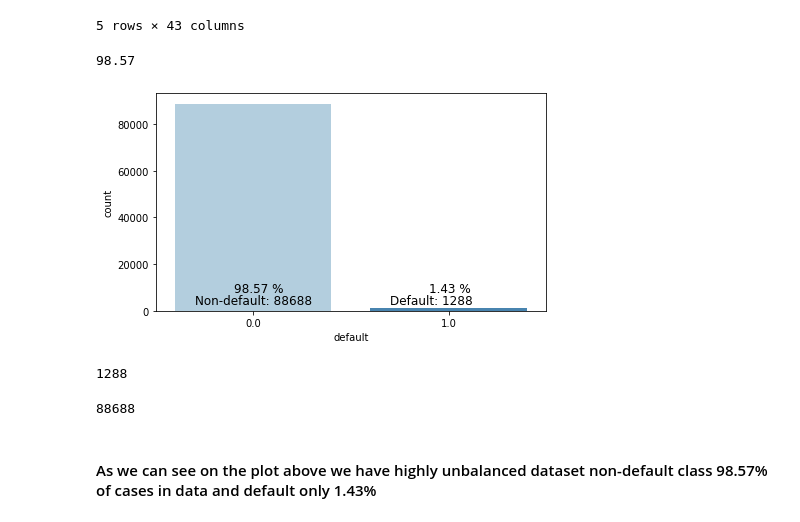
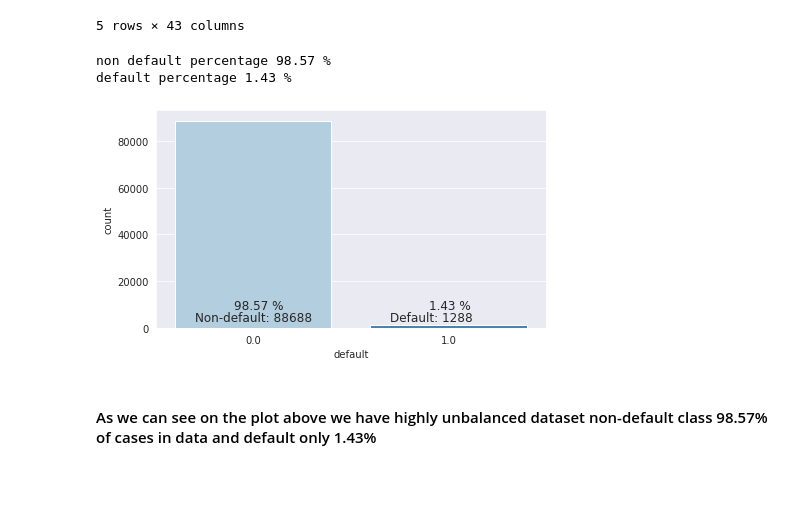
Before and after one commit to AnitsaYovanovska/ml_project, a Jupyter notebook: modelling/klarna_study_case2.ipynb, the cells around one changed output. Saved outputs shown, nothing was run; the diff lists cells and outputs as text; code cells hidden in the pictures; blank space fills up the shorter version.

```diff
--- a/modelling/klarna_study_case2.ipynb
+++ b/modelling/klarna_study_case2.ipynb
@@ -35,5 +36,9 @@ os.path.dirname(notebook_path)
+# %%
+root_path = "/home/anitsa/learnings/ml_project/"
 # %%
 path = os.path.join(os.path.dirname(notebook_path), "dataset.csv")
+# %%
+path = os.path.join(root_path, "data", "dataset.csv")
 # %%
 path
 # %% [output]
@@ -197,8 +201,13 @@ df_default.head()
 | 4 | c8f8b835-5647-4506-bf15-49105d8af30b | 0.0 | 0 | 0.0 | 0.0 | ... |
 5 rows × 43 columns
 # %%
-# defaulted = df_default['default'].sum()
-# non_defaulted = len(df_default['default']) - defaulted
+defaulted = df_default["default"].value_counts()[1]
+non_defaulted = df_default["default"].value_counts()[0]
 
-# defaulted_perc = round(defaulted/len(df_default['default'])*100, 2)
-# non_defaulted_perc = round(non_defaulted/len(df_default['default'])*100,2)
+defaulted_perc = round(defaulted/len(df_default["default"])*100, 2)
+non_defaulted_perc = round(non_defaulted/len(df_default["default"])*100,2)
+print("non default percentage {} %".format(non_defaulted_perc))
+print("default percentage {} %".format(defaulted_perc))
+# %% [output]
+non default percentage 98.57 %
+default percentage 1.43 %
@@ -211,25 +214,15 @@ non_defaulted_perc = round(non_defaulted/len(df_default['default'])*100,2)
-# %%
-non_defaulted_perc
-# %% [output]
-98.57
 # %%
 plt.figure(figsize=(7,4))
-sns.countplot(x='default', data=df_default, palette="Blues")
-plt.annotate('Non-default: {}'.format(non_defaulted), xy=(-0.3, 15000), xytext=(-0.3, 3000), size=12)
-plt.annotate('Default: {}'.format(defaulted), xy=(0.7, 15000), xytext=(0.7, 3000), size=12)
+sns.countplot(x="default", data=df_default, palette="Blues")
+plt.annotate("Non-default: {}".format(non_defaulted), xy=(-0.3, 15000), xytext=(-0.3, 3000), size=12)
+plt.annotate("Default: {}".format(defaulted), xy=(0.7, 15000), xytext=(0.7, 3000), size=12)
 plt.annotate(str(non_defaulted_perc)+" %", xy=(-0.3, 15000), xytext=(-0.1, 8000), size=12)
 plt.annotate(str(defaulted_perc)+" %", xy=(0.7, 15000), xytext=(0.9, 8000), size=12)
-None #don't show the label objects
+None #don"t show the label objects
+sns.set_style("whitegrid")
+# plt.savefig(os.path.join(root_path, "eda", "default_vs_non-default_percentage.png"))
 # %% [output]
-[figure, old version]
+[figure, new version]
-# %%
-defaulted
-# %% [output]
-1288
-# %%
-non_defaulted
-# %% [output]
-88688
 # %% [markdown]
 #### As we can see on the plot above we have highly unbalanced dataset non-default class 98.57% of cases in data and default only 1.43%
 # %% [markdown]
```
Also changed, not shown: parts of 95 cells of this notebook, 55 other files.
